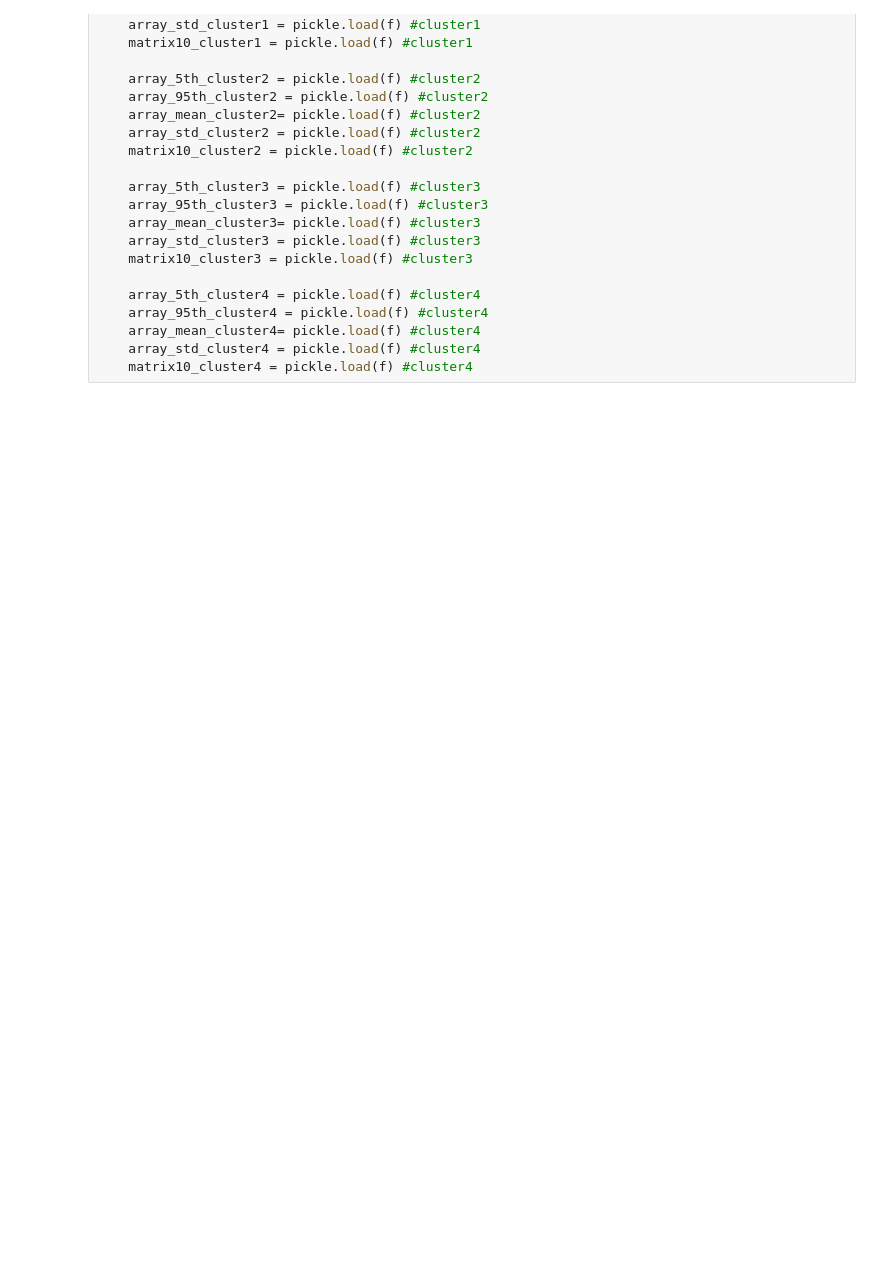
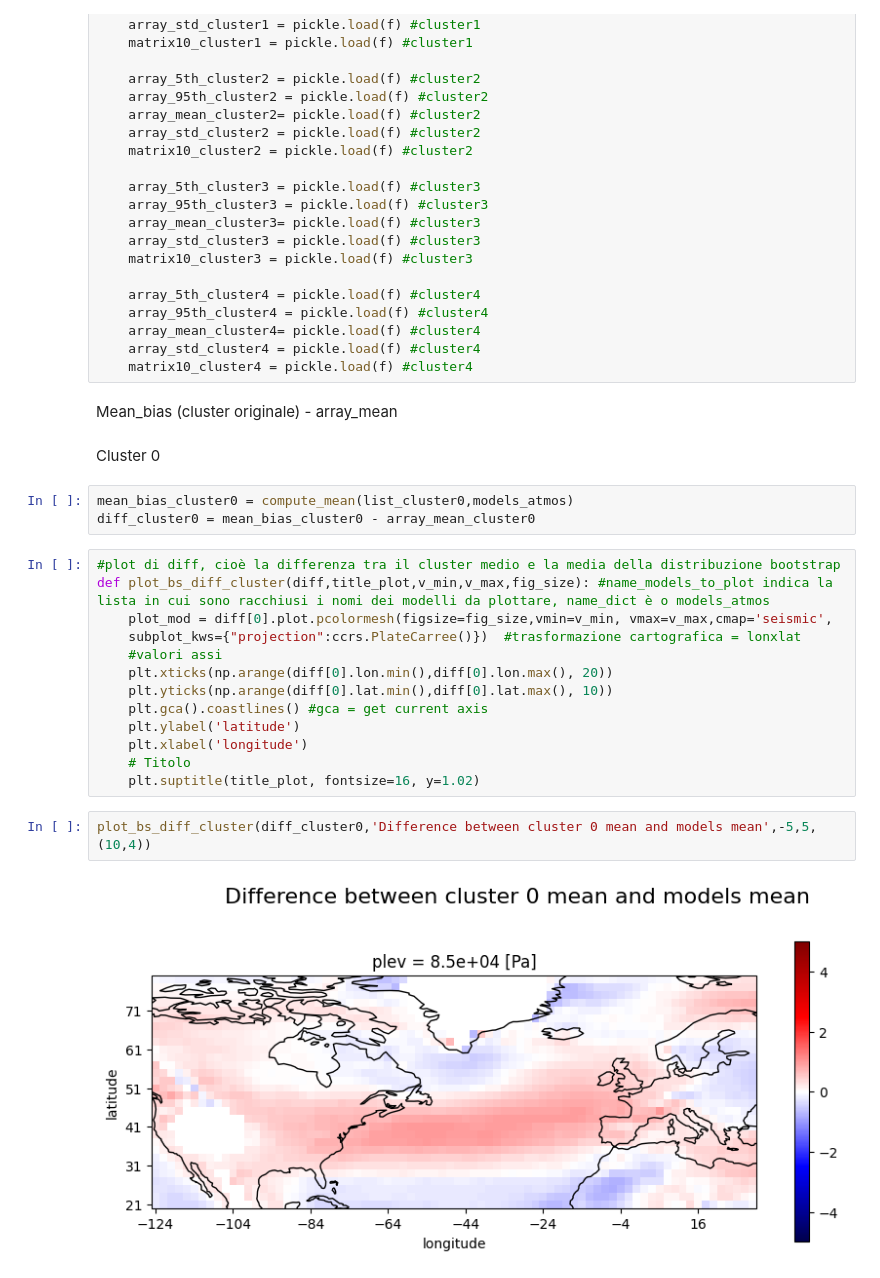
Before and after one commit to sbeltrami/tesi, a Jupyter notebook: bootstrap_results.ipynb, the cells around one changed output. Drawn from its saved outputs; the diff is of its cells as text; blank space fills up the shorter version.

Commit message:
bootstrap

```diff
--- a/bootstrap_results.ipynb
+++ b/bootstrap_results.ipynb
@@ -103,3 +104,27 @@ with open('bootstrap.pickle', 'rb') as f: #'rb' = read binary
     array_mean_cluster4= pickle.load(f) #cluster4
     array_std_cluster4 = pickle.load(f) #cluster4
     matrix10_cluster4 = pickle.load(f) #cluster4
+# %% [markdown]
+Mean_bias (cluster originale) - array_mean
+# %% [markdown]
+Cluster 0
+# %%
+mean_bias_cluster0 = compute_mean(list_cluster0,models_atmos)
+diff_cluster0 = mean_bias_cluster0 - array_mean_cluster0
+# %%
+#plot di diff, cioè la differenza tra il cluster medio e la media della distribuzione bootstrap
+def plot_bs_diff_cluster(diff,title_plot,v_min,v_max,fig_size): #name_models_to_plot indica la lista in cui sono racchiusi i nomi dei modelli da plottare, name_dict è o models_atmos
+    plot_mod = diff[0].plot.pcolormesh(figsize=fig_size,vmin=v_min, vmax=v_max,cmap='seismic',
+    subplot_kws={"projection":ccrs.PlateCarree()})  #trasformazione cartografica = lonxlat
+    #valori assi
+    plt.xticks(np.arange(diff[0].lon.min(),diff[0].lon.max(), 20))
+    plt.yticks(np.arange(diff[0].lat.min(),diff[0].lat.max(), 10))
+    plt.gca().coastlines() #gca = get current axis
+    plt.ylabel('latitude')
+    plt.xlabel('longitude')
+    # Titolo
+    plt.suptitle(title_plot, fontsize=16, y=1.02)
+# %%
+plot_bs_diff_cluster(diff_cluster0,'Difference between cluster 0 mean and models mean',-5,5,(10,4))
+# %% [output]
+[figure, added]
```
Also changed, not shown: parts of 13 cells of this notebook, 1 other file.
